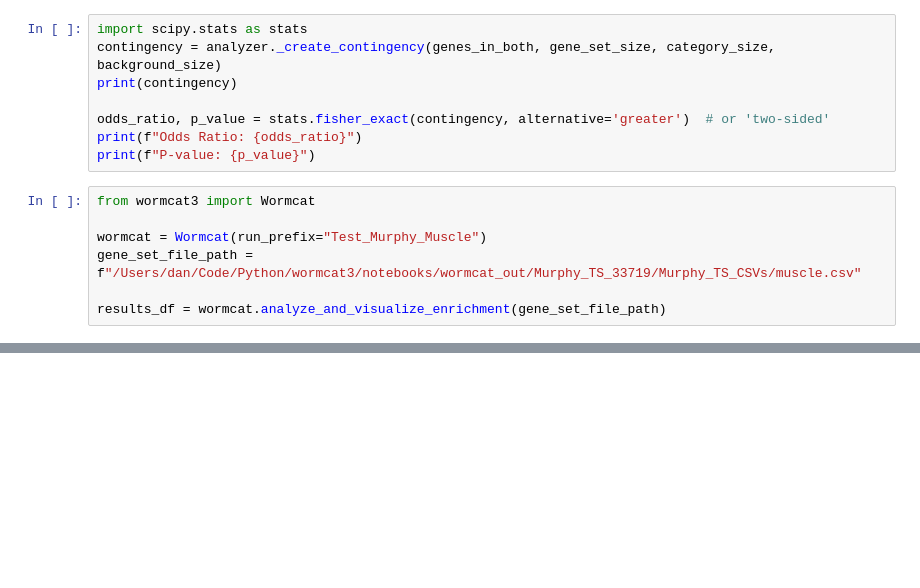
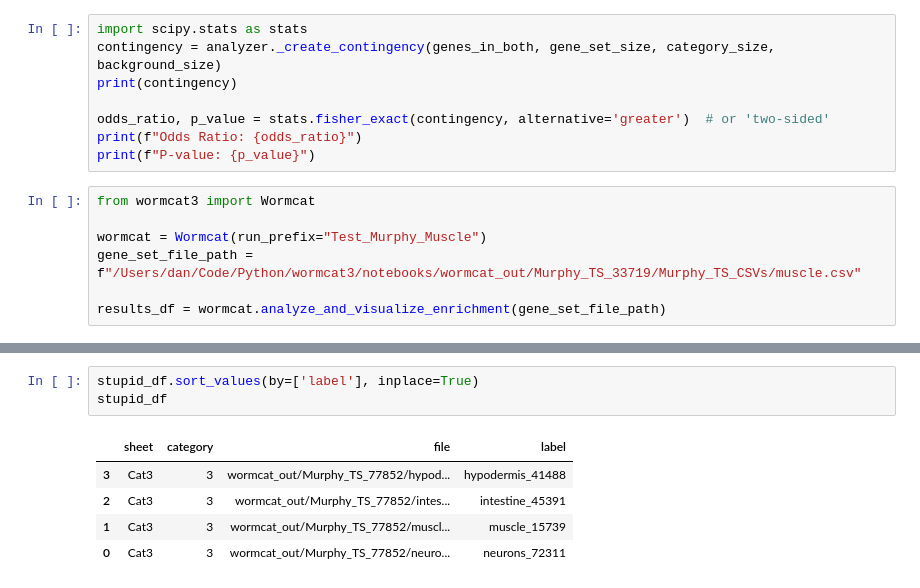
Before and after one commit to DanHUMassMed/wormcat3, a Jupyter notebook: notebooks/test_fisher.ipynb, the cells around one changed output, grey strips where cells are left out. Drawn from its saved outputs; the diff is of its cells as text; blank space fills up the shorter version.

```diff
--- a/notebooks/test_fisher.ipynb
+++ b/notebooks/test_fisher.ipynb
@@ -86,0 +79,9 @@ worksheet=<xlsxwriter.worksheet.Worksheet object at 0x...> sheet_range='B1:KZ472
+# %%
+stupid_df.sort_values(by=['label'], inplace=True)
+stupid_df
+# %% [output]
+|  | sheet | category | file | label |
+| 3 | Cat3 | 3 | wormcat_out/Murphy_TS_77852/hypod... | hypodermis_41488 |
+| 2 | Cat3 | 3 | wormcat_out/Murphy_TS_77852/intes... | intestine_45391 |
+| 1 | Cat3 | 3 | wormcat_out/Murphy_TS_77852/muscl... | muscle_15739 |
+| 0 | Cat3 | 3 | wormcat_out/Murphy_TS_77852/neuro... | neurons_72311 |
```
Also changed, not shown: parts of 6 cells of this notebook, 2 other files.
